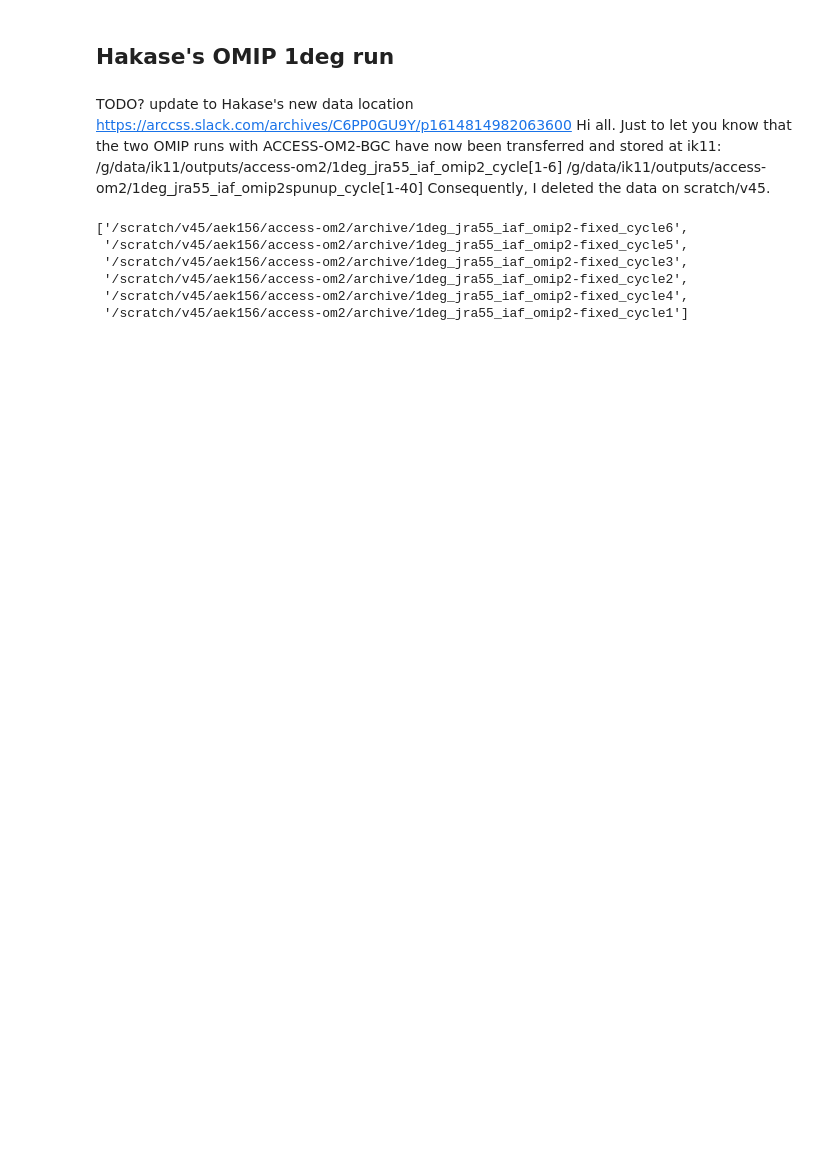
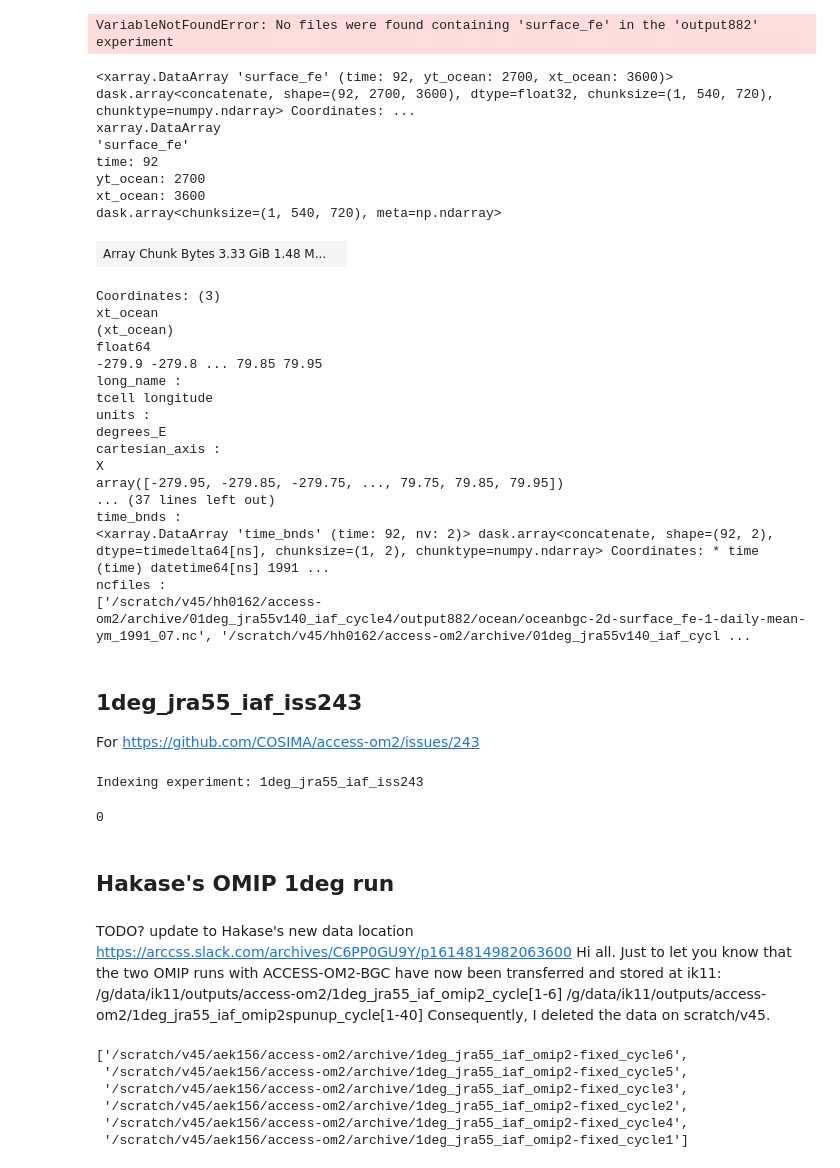
Before and after one commit to aekiss/ice_analysis, a Jupyter notebook: update_db.ipynb, the cells around one changed output. Drawn from its saved outputs; the diff is of its cells as text; code cells hidden in the pictures; blank space fills up the shorter version.

```diff
--- a/update_db.ipynb
+++ b/update_db.ipynb
@@ -8,0 +12,3 @@ climtas.nci.GadiClient()
+# %%
+sess_cycle4_test = cc.database.create_session('/scratch/v45/hh0162/access-om2/archive/01deg_jra55v140_iaf_cycle4/01deg_jra55v140_iaf_cycle4_test.db')
+cc.database.build_index(['/scratch/v45/hh0162/access-om2/archive/01deg_jra55v140_iaf_cycle4/output882'], sess_cycle4_test, followsymlinks=False)
@@ -9,3 +57,46 @@ climtas.nci.GadiClient()
+# %%
+fe = cc.querying.getvar(expt='output882', variable='surface_fe', session=sess_cycle4_test, ncfile='%_??.nc')
+# %% [output]
+VariableNotFoundError: No files were found containing 'surface_fe' in the 'output882' experiment
+# %%
+fe
+# %% [output]
+<xarray.DataArray 'surface_fe' (time: 92, yt_ocean: 2700, xt_ocean: 3600)> dask.array<concatenate, shape=(92, 2700, 3600), dtype=float32, chunksize=(1, 540, 720), chunktype=numpy.ndarray> Coordinates: ...
+xarray.DataArray
+'surface_fe'
+time: 92
+yt_ocean: 2700
+xt_ocean: 3600
+dask.array<chunksize=(1, 540, 720), meta=np.ndarray>
+| Array Chunk Bytes 3.33 GiB 1.48 M... |  |
+Coordinates: (3)
+xt_ocean
+(xt_ocean)
+float64
+-279.9 -279.8 ... 79.85 79.95
+long_name :
+tcell longitude
+units :
+degrees_E
+cartesian_axis :
+X
+array([-279.95, -279.85, -279.75, ..., 79.75, 79.85, 79.95])
+... (37 lines left out)
+time_bnds :
+<xarray.DataArray 'time_bnds' (time: 92, nv: 2)> dask.array<concatenate, shape=(92, 2), dtype=timedelta64[ns], chunksize=(1, 2), chunktype=numpy.ndarray> Coordinates: * time (time) datetime64[ns] 1991 ...
+ncfiles :
+['/scratch/v45/hh0162/access-om2/archive/01deg_jra55v140_iaf_cycle4/output882/ocean/oceanbgc-2d-surface_fe-1-daily-mean-ym_1991_07.nc', '/scratch/v45/hh0162/access-om2/archive/01deg_jra55v140_iaf_cycl ...
+# %% [markdown]
+## 1deg_jra55_iaf_iss243
+For https://github.com/COSIMA/access-om2/issues/243
+# %%
+dbname = '1deg_jra55_iaf_iss243.db'
+sess_iss243 = cc.database.create_session(dbname)
+#cc.database.build_index(['/scratch/v45/hh0162/access-om2/archive/1deg_jra55_iaf_omip2-fixed'], sess_1deg, update=True)
+cc.database.build_index(['/scratch/v45/aek156/access-om2/archive/1deg_jra55_iaf_iss243'], sess_iss243, followsymlinks=True)
+# %% [output]
+Indexing experiment: 1deg_jra55_iaf_iss243
+0
 # %% [markdown]
 ## Hakase's OMIP 1deg run
 # %% [markdown]
```
Also changed, not shown: parts of 11 cells of this notebook.
